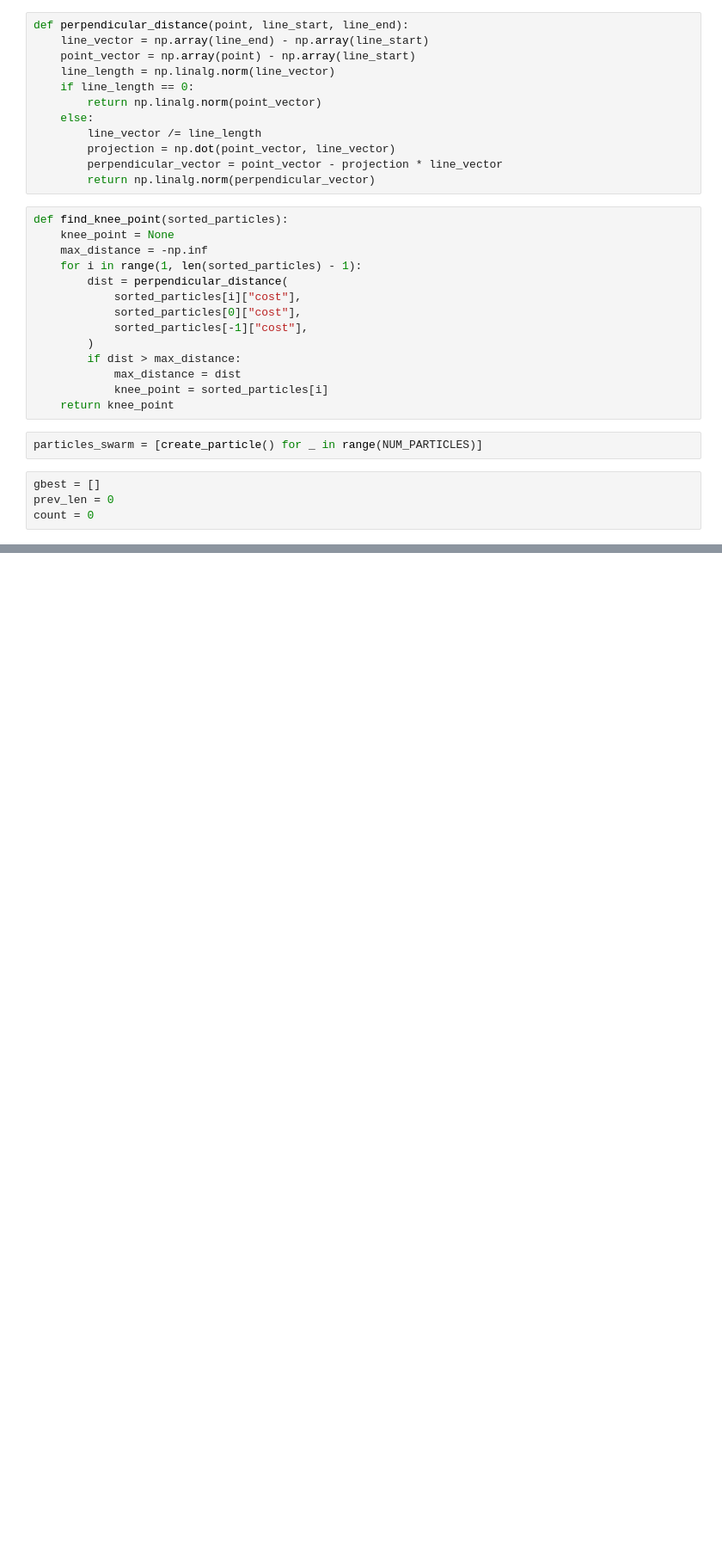
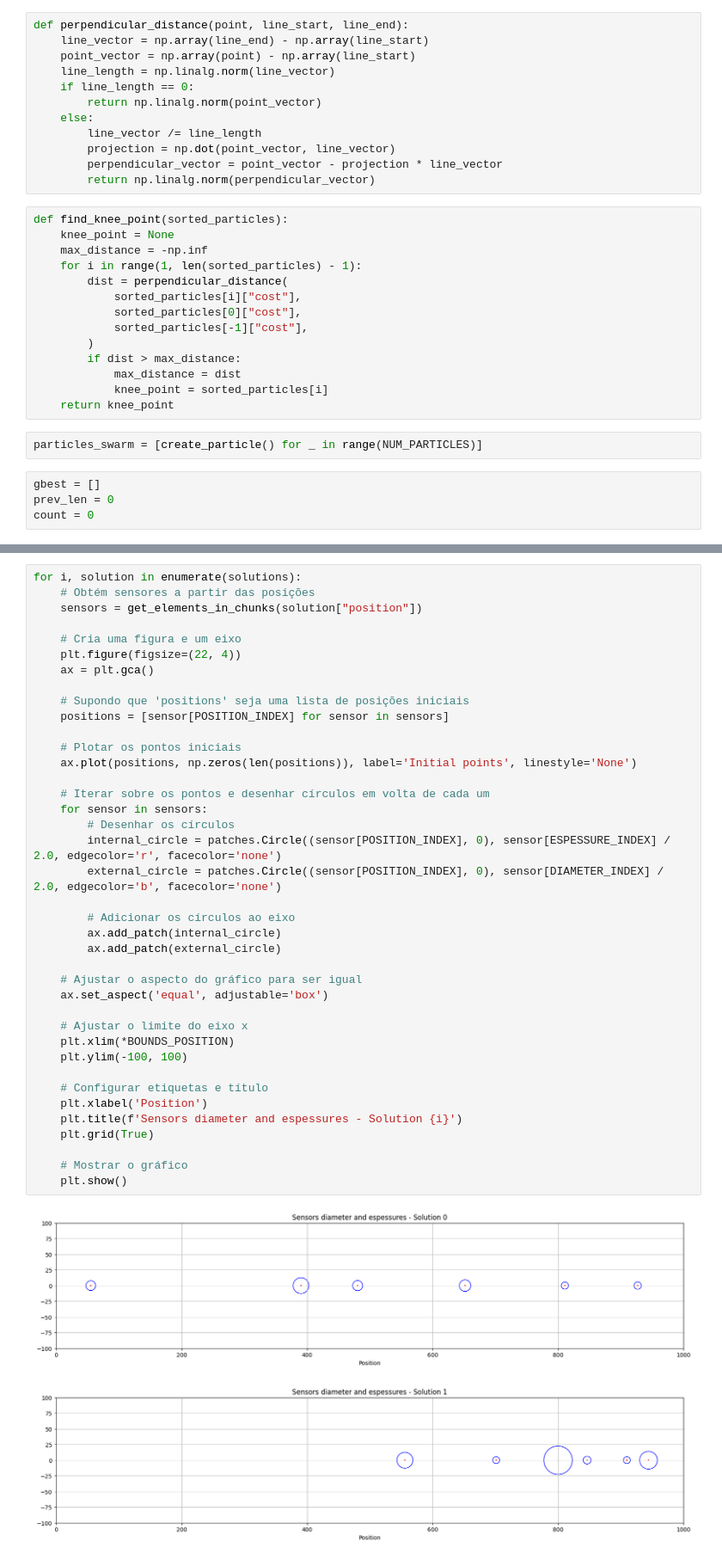
Before and after one commit to pachecowillians/particle-swarm-optimization, a Jupyter notebook: wps_mopso_optimized.ipynb, the cells around one changed output, grey strips where cells are left out. Shown at 86% size. Saved outputs shown, nothing was run; the diff lists cells and outputs as text; blank space fills up the shorter version.

```diff
--- a/wps_mopso_optimized.ipynb
+++ b/wps_mopso_optimized.ipynb
@@ -314,0 +316,42 @@ plt.show()
+# %%
+for i, solution in enumerate(solutions):
+    # Obtém sensores a partir das posições
+    sensors = get_elements_in_chunks(solution["position"])
+
+    # Cria uma figura e um eixo
+    plt.figure(figsize=(22, 4))
+    ax = plt.gca()
+
+    # Supondo que 'positions' seja uma lista de posições iniciais
+    positions = [sensor[POSITION_INDEX] for sensor in sensors]
+
+    # Plotar os pontos iniciais
+    ax.plot(positions, np.zeros(len(positions)), label='Initial points', linestyle='None')
+
+    # Iterar sobre os pontos e desenhar círculos em volta de cada um
+    for sensor in sensors:
+        # Desenhar os círculos
+        internal_circle = patches.Circle((sensor[POSITION_INDEX], 0), sensor[ESPESSURE_INDEX] / 2.0, edgecolor='r', facecolor='none')
+        external_circle = patches.Circle((sensor[POSITION_INDEX], 0), sensor[DIAMETER_INDEX] / 2.0, edgecolor='b', facecolor='none')
+
+        # Adicionar os círculos ao eixo
+        ax.add_patch(internal_circle)
+        ax.add_patch(external_circle)
+
+    # Ajustar o aspecto do gráfico para ser igual
+    ax.set_aspect('equal', adjustable='box')
+
+    # Ajustar o limite do eixo x
+    plt.xlim(*BOUNDS_POSITION)
+    plt.ylim(-100, 100)
+
+    # Configurar etiquetas e título
+    plt.xlabel('Position')
+    plt.title(f'Sensors diameter and espessures - Solution {i}')
+    plt.grid(True)
+
+    # Mostrar o gráfico
+    plt.show()
+# %% [output]
+[figure, added]
+[figure, added]
```
Also changed, not shown: parts of 6 cells of this notebook.
